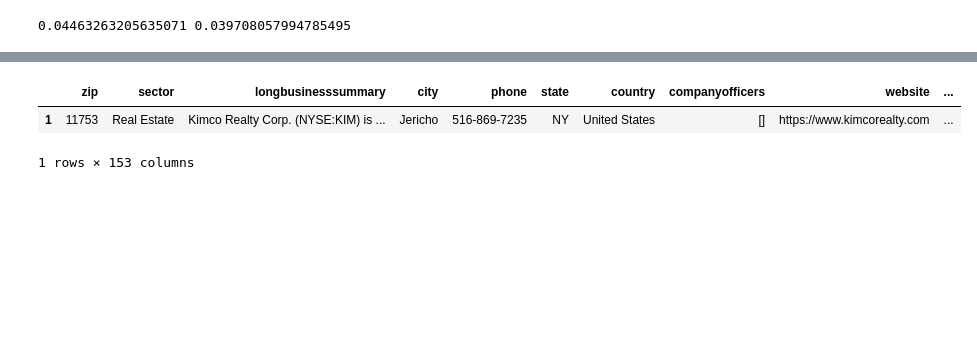
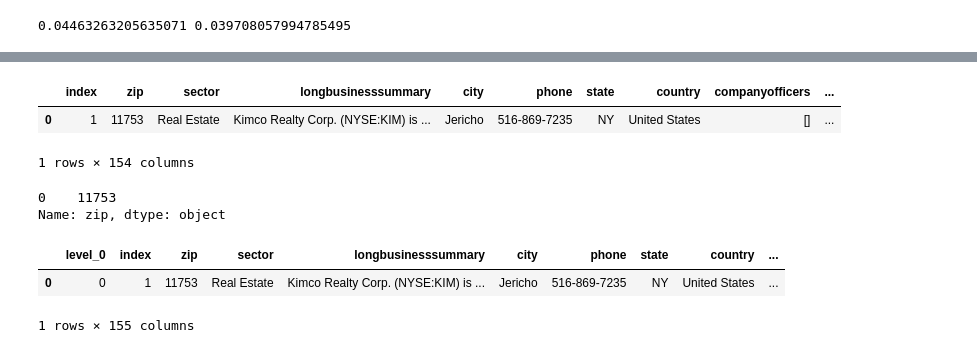
Before and after one commit to msabir10/Final_Project, a Jupyter notebook: LOCAL_SERVER/Yahoo_Finance.ipynb, the cells around one changed output, grey strips where cells are left out. Cells and saved outputs as stored; diff of their text form; code cells hidden in the pictures; blank space fills up the shorter version.

Commit message:
Table Flatten

```diff
--- a/LOCAL_SERVER/Yahoo_Finance.ipynb
+++ b/LOCAL_SERVER/Yahoo_Finance.ipynb
@@ -545,21 +545,40 @@ t_info
 # %%
 # Get Ticker Features
 tick_df = pd.DataFrame(list(t_info.items()))
 tick_df = tick_df.transpose()
+
 new_header = tick_df.iloc[0]
 for i in range(len(new_header)):
     new_header[i] = new_header[i].lower()
 new_header
 tick_df = tick_df[1:]
 tick_df.columns = new_header
 
+# Flatten the Table
+tick_df.reset_index(inplace=True)
+
 #tick_df = tick_df._slice(slice(0, 1))
 #tick_df = tick_df[active_col]
 tick_df
 # %% [output]
-|  | zip | sector | longbusinesssummary | city | phone | state | country | companyofficers | website | ... |
-| 1 | 11753 | Real Estate | Kimco Realty Corp. (NYSE:KIM) is ... | Jericho | 516-869-7235 | NY | United States | [] | https://www.kimcorealty.com | ... |
+|  | index | zip | sector | longbusinesssummary | city | phone | state | country | companyofficers | ... |
+| 0 | 1 | 11753 | Real Estate | Kimco Realty Corp. (NYSE:KIM) is ... | Jericho | 516-869-7235 | NY | United States | [] | ... |
-1 rows × 153 columns
+1 rows × 154 columns
+# %%
+tick_df['zip']
+# %% [output]
+0    11753
+Name: zip, dtype: object
+# %%
+#tick_df.columns = tick_df.columns.get_level_values(1)
+tick_df.reset_index(inplace=True)
+#tick_df.reset_index(inplace=True, level = ['level_name'])
+
+tick_df
+# %% [output]
+|  | level_0 | index | zip | sector | longbusinesssummary | city | phone | state | country | ... |
+| 0 | 0 | 1 | 11753 | Real Estate | Kimco Realty Corp. (NYSE:KIM) is ... | Jericho | 516-869-7235 | NY | United States | ... |
+1 rows × 155 columns
 # %%
 #Selected Ticker to Postgres
 tick_df.to_sql(name='ticker', con=engine, if_exists='replace')
```
Also changed, not shown: parts of 9 cells of this notebook, 4 other files.
